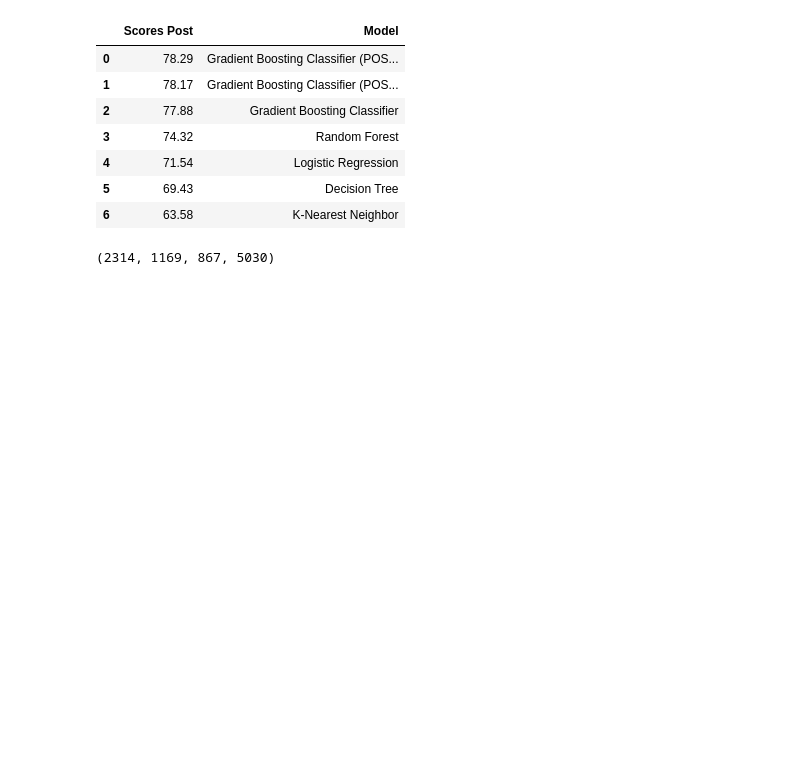
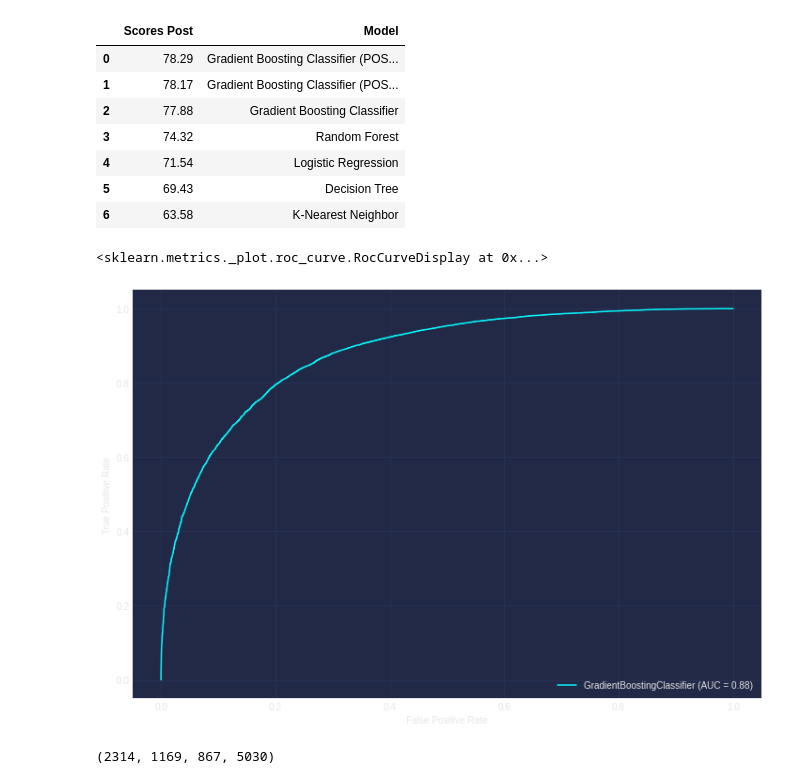
Before and after one commit to boogiedev/churning-a-blind-eye, a Jupyter notebook: model_comparisons.ipynb, the cells around one changed output. Cells and saved outputs as stored; diff of their text form; code cells hidden in the pictures; blank space fills up the shorter version.

```diff
--- a/model_comparisons.ipynb
+++ b/model_comparisons.ipynb
@@ -40,6 +40,12 @@ import warnings
 warnings.filterwarnings('ignore')
 # Aesthetic Plots
 %matplotlib inline
+
+
+# Aesthetic Plots
+import mplcyberpunk
+plt.style.use('cyberpunk')
+%matplotlib inline
 # %%
 # Modules
 from src.data_clean import *
@@ -252,6 +258,13 @@ gbmodel_grid_cv.fit(X_train ,y_train)
 
 #Predict the value for new, unseen data
 pred = gbmodel_grid_cv.predict(X_test)
+# %%
+# Plot ROC Curve
+fig, ax = plt.subplots(figsize=FSIZE)
+plot_roc_curve(gbmodel_grid_cv, X_train, y_train, ax=ax)
+# %% [output]
+<sklearn.metrics._plot.roc_curve.RocCurveDisplay at 0x...>
+[figure, added]
 # %%
 # Confusion Matrix GBC POST GRID CV
 true_neg, false_pos, false_neg, true_pos = confusion_matrix(y_test, pred).flatten()
```
Also changed, not shown: parts of 1 cell of this notebook.
